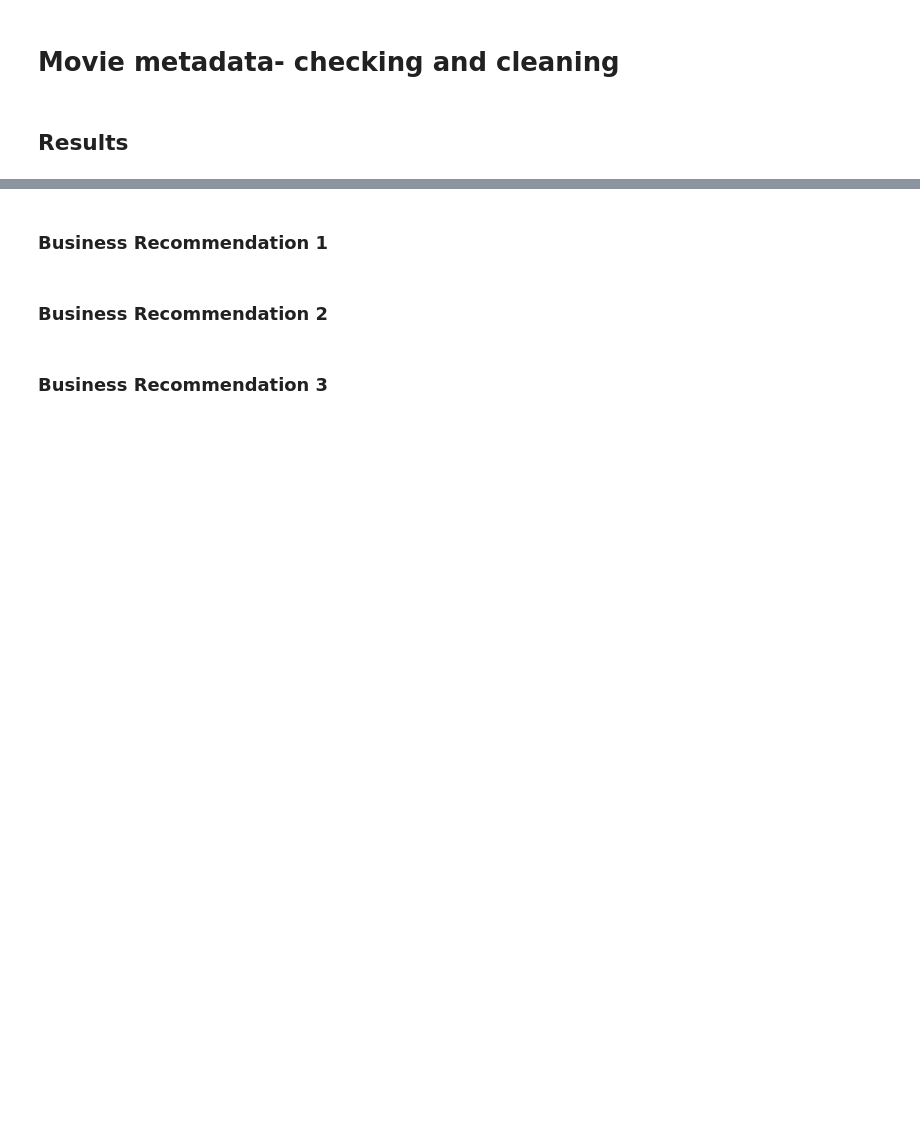
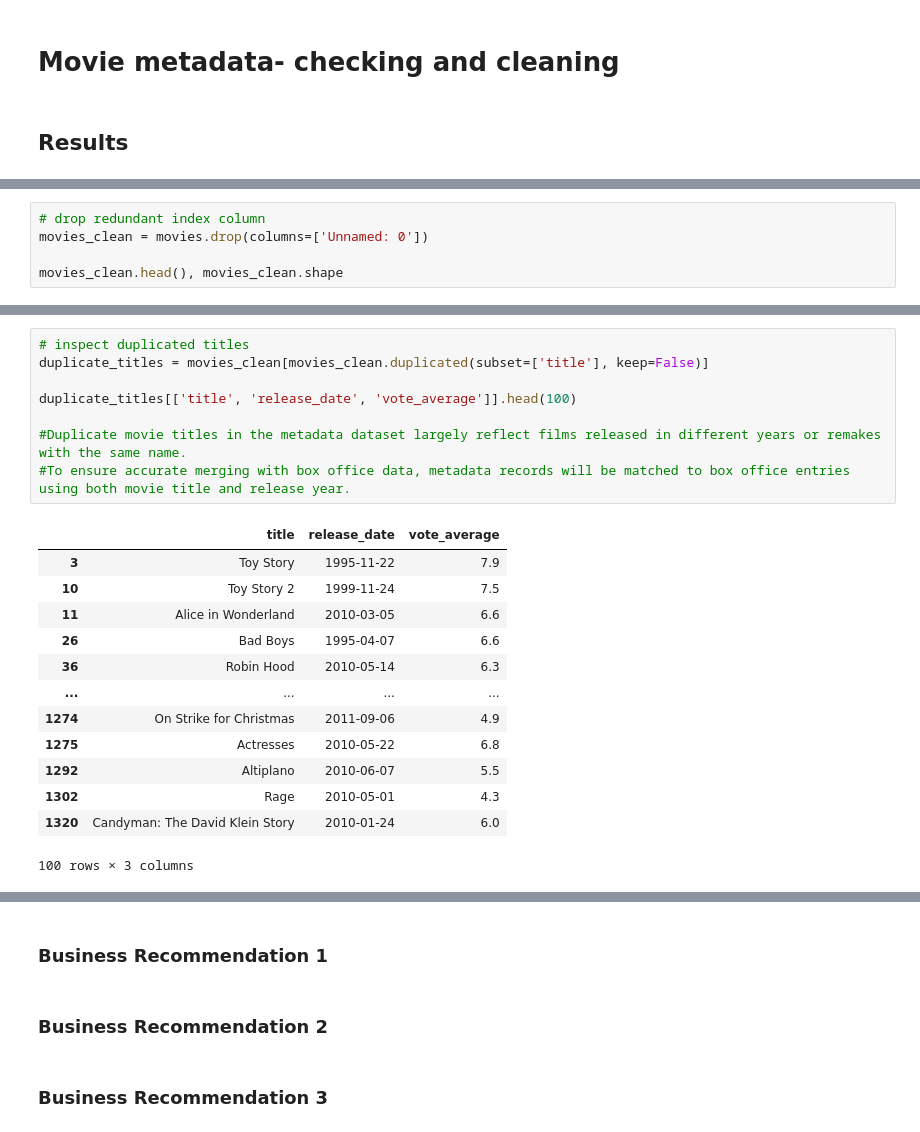
Before and after one commit to raphaelndemo/Movie-Industry-Analysis, a Jupyter notebook: notebooks/final.ipynb, the cells around one changed output, grey strips where cells are left out. Cells and saved outputs as stored; diff of their text form; blank space fills up the shorter version.

Commit message:
checked and cleaned movie and reviews metadata

```diff
--- a/notebooks/final.ipynb
+++ b/notebooks/final.ipynb
@@ -261,0 +326,5 @@ movie_gross_clean.duplicated(subset=['title']).sum()
+# %%
+# drop redundant index column
+movies_clean = movies.drop(columns=['Unnamed: 0'])
+
+movies_clean.head(), movies_clean.shape
@@ -261,0 +375,22 @@ movie_gross_clean.duplicated(subset=['title']).sum()
+# %%
+# inspect duplicated titles
+duplicate_titles = movies_clean[movies_clean.duplicated(subset=['title'], keep=False)]
+
+duplicate_titles[['title', 'release_date', 'vote_average']].head(100)
+
+#Duplicate movie titles in the metadata dataset largely reflect films released in different years or remakes with the same name.
+#To ensure accurate merging with box office data, metadata records will be matched to box office entries using both movie title and release year.
+# %% [output]
+|  | title | release_date | vote_average |
+| 3 | Toy Story | 1995-11-22 | 7.9 |
+| 10 | Toy Story 2 | 1999-11-24 | 7.5 |
+| 11 | Alice in Wonderland | 2010-03-05 | 6.6 |
+| 26 | Bad Boys | 1995-04-07 | 6.6 |
+| 36 | Robin Hood | 2010-05-14 | 6.3 |
+| ... | ... | ... | ... |
+| 1274 | On Strike for Christmas | 2011-09-06 | 4.9 |
+| 1275 | Actresses | 2010-05-22 | 6.8 |
+| 1292 | Altiplano | 2010-06-07 | 5.5 |
+| 1302 | Rage | 2010-05-01 | 4.3 |
+| 1320 | Candyman: The David Klein Story | 2010-01-24 | 6.0 |
+100 rows × 3 columns
```
Also changed, not shown: parts of 28 cells of this notebook.
